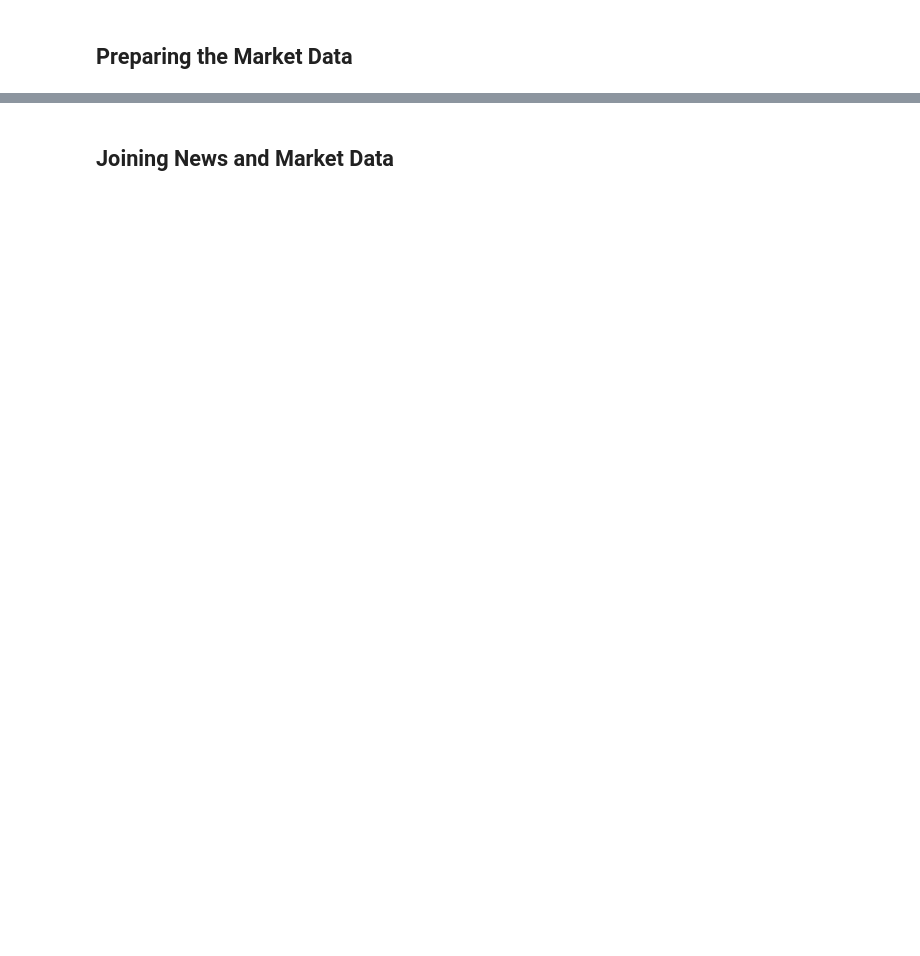
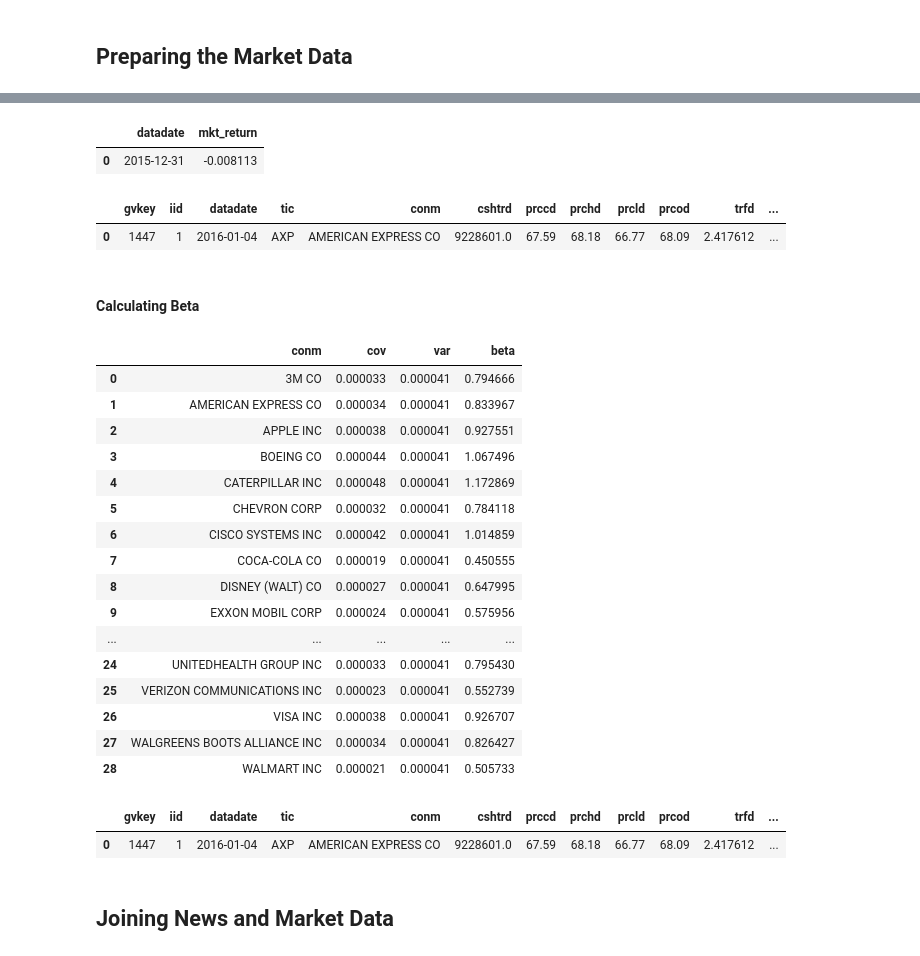
Before and after one commit to nico-busch/PHBS_MLF_2018, a Jupyter notebook: notebook.ipynb, the cells around one changed output, grey strips where cells are left out. Drawn from its saved outputs; the diff is of its cells as text; code cells hidden in the pictures; blank space fills up the shorter version.

Commit message:
update market data + feature selection

```diff
--- a/notebook.ipynb
+++ b/notebook.ipynb
@@ -133,0 +114,59 @@ df_market['dreturn_flag'] = np.where(df_market['dreturn'] > 0, 1, 0)
+# %%
+market_return=pd.read_csv('data/gspc.csv')
+market_return['mkt_return'] = np.log(market_return.Close / market_return.Open)
+market_return=market_return[['Date','mkt_return']]
+market_return.columns=['datadate','mkt_return']
+market_return['datadate'] = pd.to_datetime(market_return['datadate'])
+market_return.head(1)
+# %% [output]
+|  | datadate | mkt_return |
+| 0 | 2015-12-31 | -0.008113 |
+# %%
+df_market=pd.merge(df_market, market_return,how='left',on='datadate')
+df_market.head(1)
+# %% [output]
+|  | gvkey | iid | datadate | tic | conm | cshtrd | prccd | prchd | prcld | prcod | trfd | ... |
+| 0 | 1447 | 1 | 2016-01-04 | AXP | AMERICAN EXPRESS CO | 9228601.0 | 67.59 | 68.18 | 66.77 | 68.09 | 2.417612 | ... |
+# %%
+#remove row if closing price or market return is missing
+df_market = df_market[np.isfinite(df_market['prcod'])]
+df_market = df_market[np.isfinite(df_market['mkt_return'])]
+# %% [markdown]
+#### Calculating Beta
+# %%
+#get covariance
+grouped = df_market.groupby('conm')
+group_cov=grouped.apply(lambda x: x['dreturn'].cov(x['mkt_return']))
+group_cov=pd.DataFrame(data=group_cov)
+group_cov.columns = ['cov']
+group_cov.reset_index(inplace=True)
+# %%
+#get market variance
+market_var=(df_market.groupby('conm')['mkt_return'].var())
+market_var=pd.DataFrame(data=market_var)
+market_var.columns = ['var']
+market_var.reset_index(inplace=True)
+# %%
+merged_df=pd.merge(group_cov, market_var,how='left',on='conm')
+#merged_df
+# %%
+merged_df['beta']=merged_df['cov']/merged_df['var']
+merged_df
+# %% [output]
+|  | conm | cov | var | beta |
+| 0 | 3M CO | 0.000033 | 0.000041 | 0.794666 |
+| 1 | AMERICAN EXPRESS CO | 0.000034 | 0.000041 | 0.833967 |
+| 2 | APPLE INC | 0.000038 | 0.000041 | 0.927551 |
+| 3 | BOEING CO | 0.000044 | 0.000041 | 1.067496 |
+| 4 | CATERPILLAR INC | 0.000048 | 0.000041 | 1.172869 |
+| 5 | CHEVRON CORP | 0.000032 | 0.000041 | 0.784118 |
+| 6 | CISCO SYSTEMS INC | 0.000042 | 0.000041 | 1.014859 |
+| 7 | COCA-COLA CO | 0.000019 | 0.000041 | 0.450555 |
+| 8 | DISNEY (WALT) CO | 0.000027 | 0.000041 | 0.647995 |
+| 9 | EXXON MOBIL CORP | 0.000024 | 0.000041 | 0.575956 |
+| ... | ... | ... | ... | ... |
+| 24 | UNITEDHEALTH GROUP INC | 0.000033 | 0.000041 | 0.795430 |
+| 25 | VERIZON COMMUNICATIONS INC | 0.000023 | 0.000041 | 0.552739 |
+| 26 | VISA INC | 0.000038 | 0.000041 | 0.926707 |
+| 27 | WALGREENS BOOTS ALLIANCE INC | 0.000034 | 0.000041 | 0.826427 |
+| 28 | WALMART INC | 0.000021 | 0.000041 | 0.505733 |
@@ -134,3 +178,11 @@ df_market['dreturn_flag'] = np.where(df_market['dreturn'] > 0, 1, 0)
+# %%
+#compute abnormal return
+df_market['exp_return']=df_market['beta']*df_market['mkt_return']
+df_market['abnormal_return']=df_market['dreturn']-df_market['exp_return']
+df_market.head(1)
+# %% [output]
+|  | gvkey | iid | datadate | tic | conm | cshtrd | prccd | prchd | prcld | prcod | trfd | ... |
+| 0 | 1447 | 1 | 2016-01-04 | AXP | AMERICAN EXPRESS CO | 9228601.0 | 67.59 | 68.18 | 66.77 | 68.09 | 2.417612 | ... |
 # %% [markdown]
 ## Joining News and Market Data
 # %%
```
Also changed, not shown: parts of 18 cells of this notebook.
